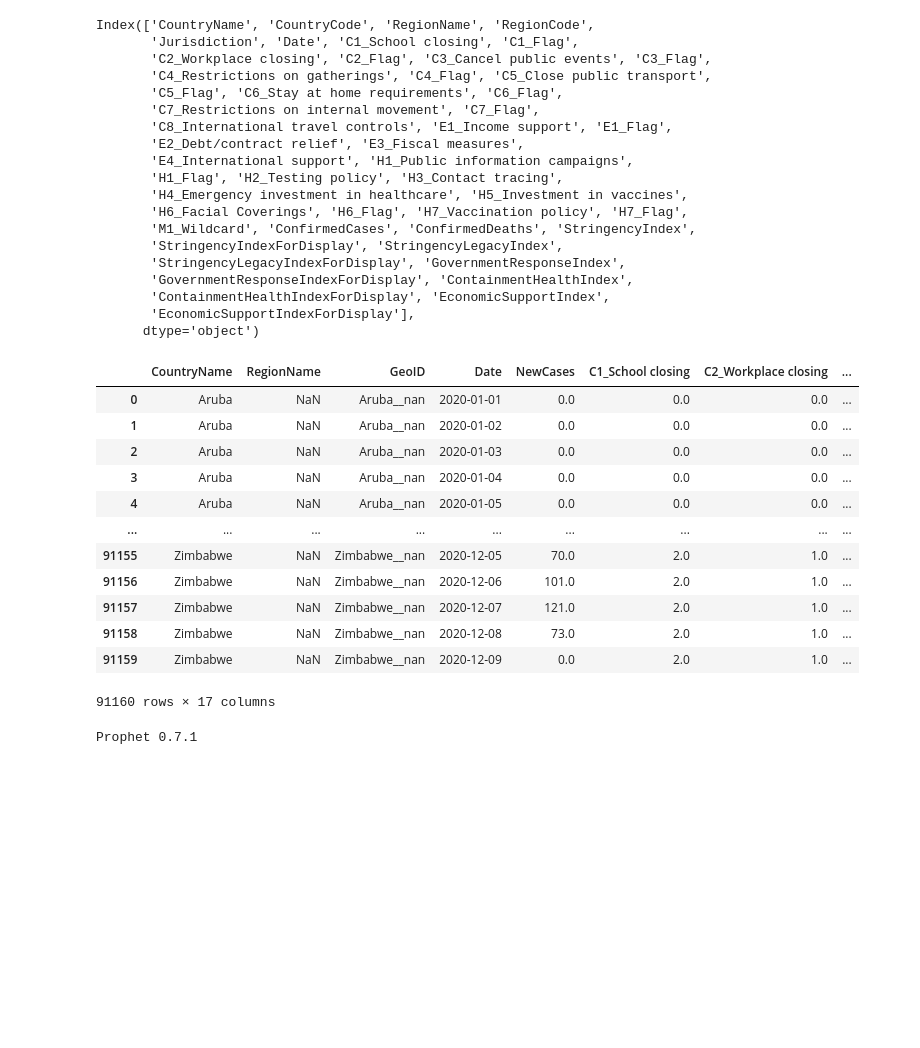
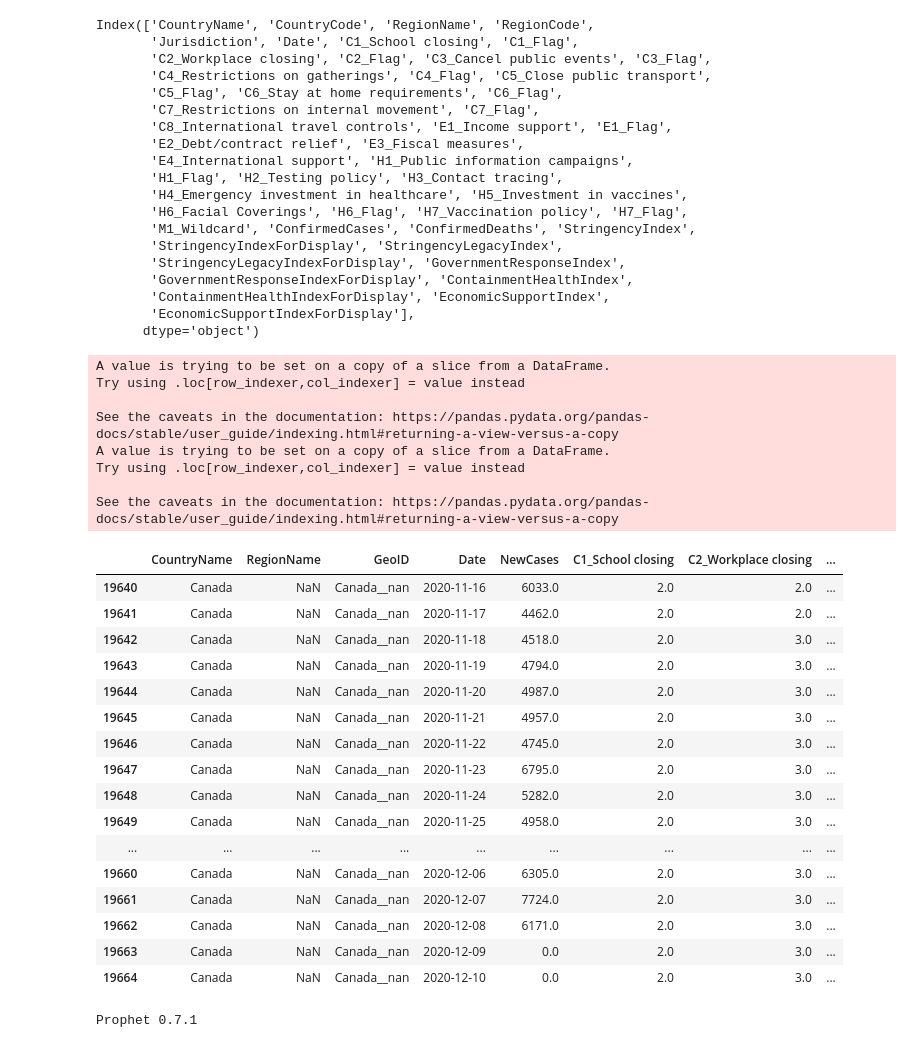
Before and after one commit to georgian-io/covid-xprize, a Jupyter notebook: covid_xprize/examples/predictors/linear/prophet.ipynb, the cells around one changed output. Saved outputs shown, nothing was run; the diff lists cells and outputs as text; code cells hidden in the pictures; blank space fills up the shorter version.

```diff
--- a/covid_xprize/examples/predictors/linear/prophet.ipynb
+++ b/covid_xprize/examples/predictors/linear/prophet.ipynb
@@ -85,24 +85,3 @@ df.update(df.groupby('GeoID').NewCases.apply(
 # Fill any missing NPIs by assuming they are the same as previous day
 for npi_col in npi_cols:
     df.update(df.groupby('GeoID')[npi_col].ffill().fillna(0))
-# %%
-df
-# %% [output]
-|  | CountryName | RegionName | GeoID | Date | NewCases | C1_School closing | C2_Workplace closing | ... |
-| 0 | Aruba | NaN | Aruba__nan | 2020-01-01 | 0.0 | 0.0 | 0.0 | ... |
-| 1 | Aruba | NaN | Aruba__nan | 2020-01-02 | 0.0 | 0.0 | 0.0 | ... |
-| 2 | Aruba | NaN | Aruba__nan | 2020-01-03 | 0.0 | 0.0 | 0.0 | ... |
-| 3 | Aruba | NaN | Aruba__nan | 2020-01-04 | 0.0 | 0.0 | 0.0 | ... |
-| 4 | Aruba | NaN | Aruba__nan | 2020-01-05 | 0.0 | 0.0 | 0.0 | ... |
-| ... | ... | ... | ... | ... | ... | ... | ... | ... |
-| 91155 | Zimbabwe | NaN | Zimbabwe__nan | 2020-12-05 | 70.0 | 2.0 | 1.0 | ... |
-| 91156 | Zimbabwe | NaN | Zimbabwe__nan | 2020-12-06 | 101.0 | 2.0 | 1.0 | ... |
-| 91157 | Zimbabwe | NaN | Zimbabwe__nan | 2020-12-07 | 121.0 | 2.0 | 1.0 | ... |
-| 91158 | Zimbabwe | NaN | Zimbabwe__nan | 2020-12-08 | 73.0 | 2.0 | 1.0 | ... |
-| 91159 | Zimbabwe | NaN | Zimbabwe__nan | 2020-12-09 | 0.0 | 2.0 | 1.0 | ... |
-91160 rows × 17 columns
-# %%
-# For testing, restrict training data to that before a hypothetical predictor submission date
-HYPOTHETICAL_SUBMISSION_DATE = np.datetime64("2020-11-15")
-test = df[df.Date > HYPOTHETICAL_SUBMISSION_DATE]
-df = df[df.Date <= HYPOTHETICAL_SUBMISSION_DATE]
@@ -109 +131,31 @@ df = df[df.Date <= HYPOTHETICAL_SUBMISSION_DATE]
+# %%
+train, test = get_modeling_sets(['Canada__nan'])
+# test[(np.datetime64("2020-12-06") >= test.Date)]
+test
+# %% [output]
+A value is trying to be set on a copy of a slice from a DataFrame.
+Try using .loc[row_indexer,col_indexer] = value instead
+
+See the caveats in the documentation: https://pandas.pydata.org/pandas-docs/stable/user_guide/indexing.html#returning-a-view-versus-a-copy
+A value is trying to be set on a copy of a slice from a DataFrame.
+Try using .loc[row_indexer,col_indexer] = value instead
+
+See the caveats in the documentation: https://pandas.pydata.org/pandas-docs/stable/user_guide/indexing.html#returning-a-view-versus-a-copy
+|  | CountryName | RegionName | GeoID | Date | NewCases | C1_School closing | C2_Workplace closing | ... |
+| 19640 | Canada | NaN | Canada__nan | 2020-11-16 | 6033.0 | 2.0 | 2.0 | ... |
+| 19641 | Canada | NaN | Canada__nan | 2020-11-17 | 4462.0 | 2.0 | 2.0 | ... |
+| 19642 | Canada | NaN | Canada__nan | 2020-11-18 | 4518.0 | 2.0 | 3.0 | ... |
+| 19643 | Canada | NaN | Canada__nan | 2020-11-19 | 4794.0 | 2.0 | 3.0 | ... |
+| 19644 | Canada | NaN | Canada__nan | 2020-11-20 | 4987.0 | 2.0 | 3.0 | ... |
+| 19645 | Canada | NaN | Canada__nan | 2020-11-21 | 4957.0 | 2.0 | 3.0 | ... |
+| 19646 | Canada | NaN | Canada__nan | 2020-11-22 | 4745.0 | 2.0 | 3.0 | ... |
+| 19647 | Canada | NaN | Canada__nan | 2020-11-23 | 6795.0 | 2.0 | 3.0 | ... |
+| 19648 | Canada | NaN | Canada__nan | 2020-11-24 | 5282.0 | 2.0 | 3.0 | ... |
+| 19649 | Canada | NaN | Canada__nan | 2020-11-25 | 4958.0 | 2.0 | 3.0 | ... |
+| ... | ... | ... | ... | ... | ... | ... | ... | ... |
+| 19660 | Canada | NaN | Canada__nan | 2020-12-06 | 6305.0 | 2.0 | 3.0 | ... |
+| 19661 | Canada | NaN | Canada__nan | 2020-12-07 | 7724.0 | 2.0 | 3.0 | ... |
+| 19662 | Canada | NaN | Canada__nan | 2020-12-08 | 6171.0 | 2.0 | 3.0 | ... |
+| 19663 | Canada | NaN | Canada__nan | 2020-12-09 | 0.0 | 2.0 | 3.0 | ... |
+| 19664 | Canada | NaN | Canada__nan | 2020-12-10 | 0.0 | 2.0 | 3.0 | ... |
 # %%
```
Also changed, not shown: parts of 14 cells of this notebook, 1 other file.
